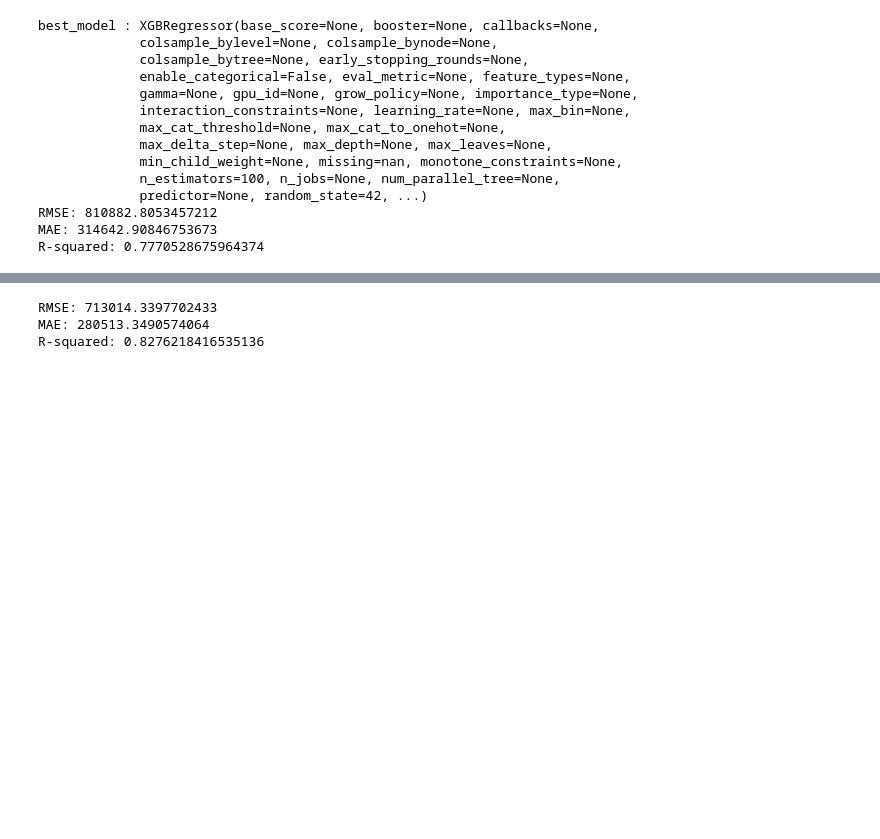
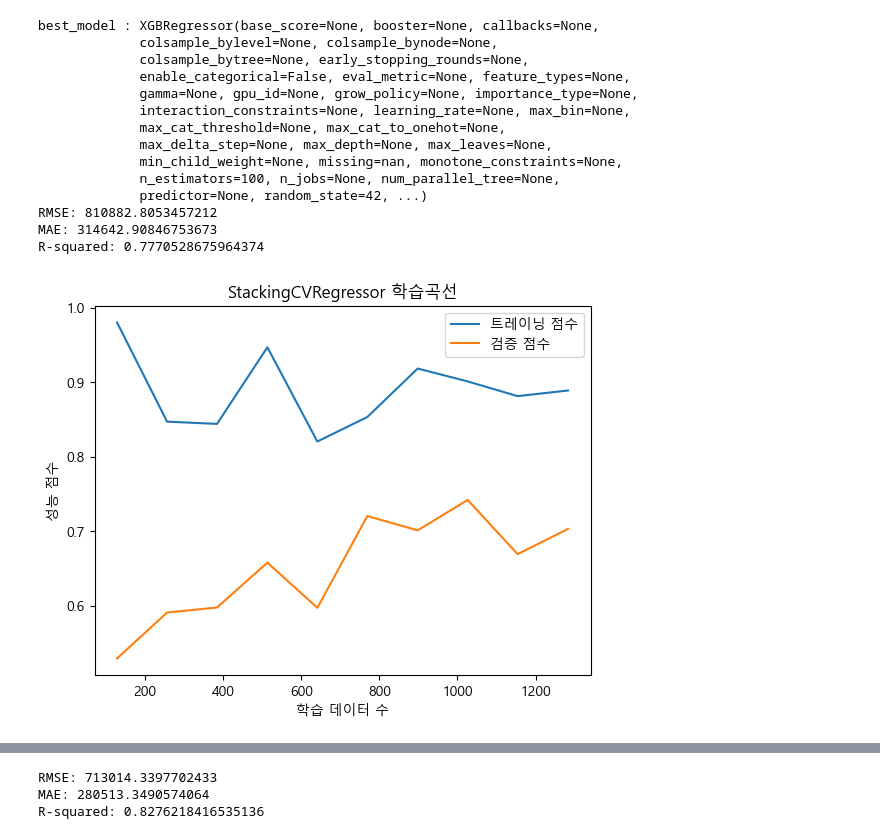
Before and after one commit to Dacon-ai-RunningFive/Dacon-AI, a Jupyter notebook: movie/notebooks/modeling/modeling.ipynb, the cells around one changed output, grey strips where cells are left out. Cells and saved outputs as stored; diff of their text form; code cells hidden in the pictures; blank space fills up the shorter version.

```diff
--- a/movie/notebooks/modeling/modeling.ipynb
+++ b/movie/notebooks/modeling/modeling.ipynb
@@ -323,7 +326,9 @@ MAE: 314642.90846753673
 R-squared: 0.7770528675964374
 # %%
 # 학습곡선 그리기
-plot_learning_curve(stack, X, y)
+plot_learning_curve(stack, X_train, y_train)
+# %% [output]
+[figure, added]
 # %%
 def optimize_model(model_objective, n_trials=100):
     # Bayesian optimization 방식의 하이퍼파라미터 튜닝을 위해 Optuna 라이브러리 사용
```
Also changed, not shown: parts of 25 cells of this notebook, 2 other files.
